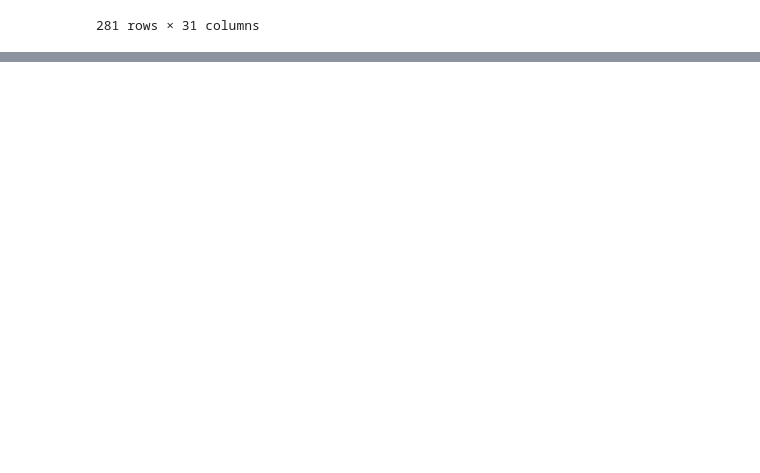
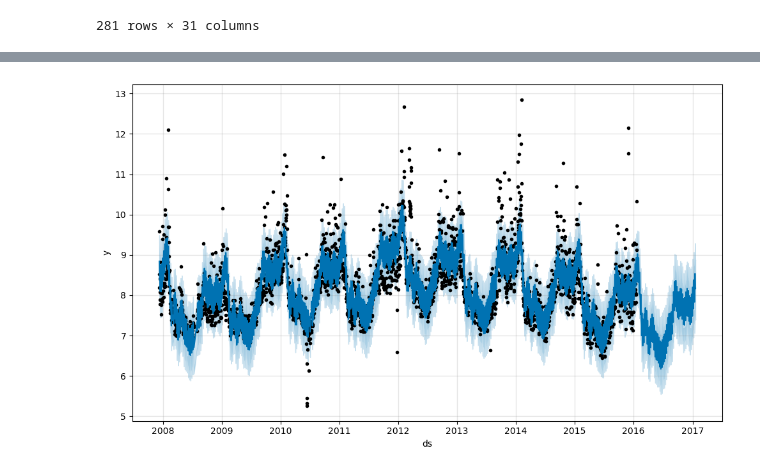
Before and after one commit to fintech-lex/finance-starterkit, a Jupyter notebook: FinWin.ipynb, the cells around one changed output, grey strips where cells are left out. Cells and saved outputs as stored; diff of their text form; code cells hidden in the pictures; blank space fills up the shorter version.

```diff
--- a/FinWin.ipynb
+++ b/FinWin.ipynb
@@ -152,0 +195,10 @@ fed_csv
+# %%
+# Model Creation
+
+m = Prophet()
+m.fit(df) # The New Df needs to be here. Working to convert Dates and Yields into ds and y
+
+# Future 'indicators' Creation
+
+future = m.make_future_dataframe(periods=365)
+future.tail()
@@ -152,0 +214,5 @@ fed_csv
+# %%
+# Forecast model integrating newly
+
+forecast = m.predict(future)
+forecast[['ds', 'yhat', 'yhat_lower', 'yhat_upper']].tail()
@@ -152,0 +226,6 @@ fed_csv
+# %%
+# Lets make this thing pretty! Visualization & Plots!
+
+visual = m.plot(forecast)
+# %% [output]
+[figure, added]
```
Also changed, not shown: parts of 5 cells of this notebook.
